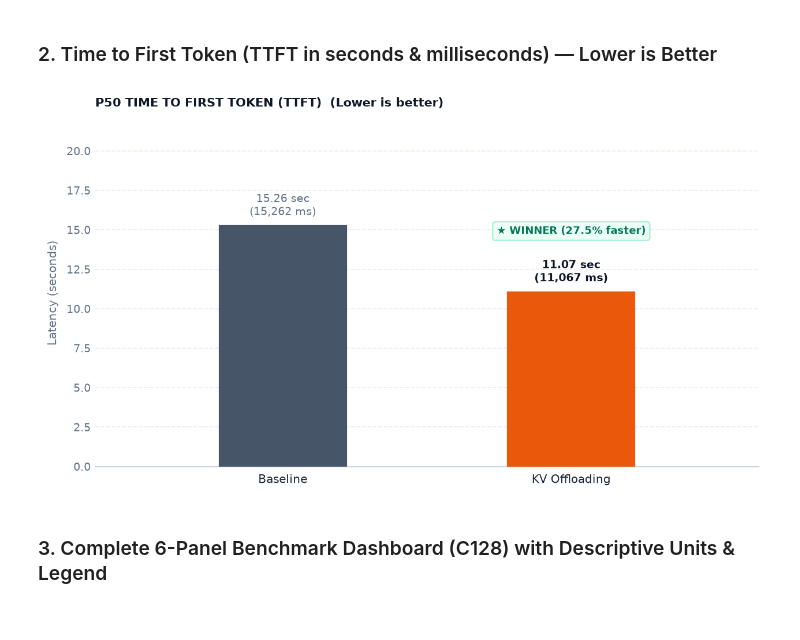
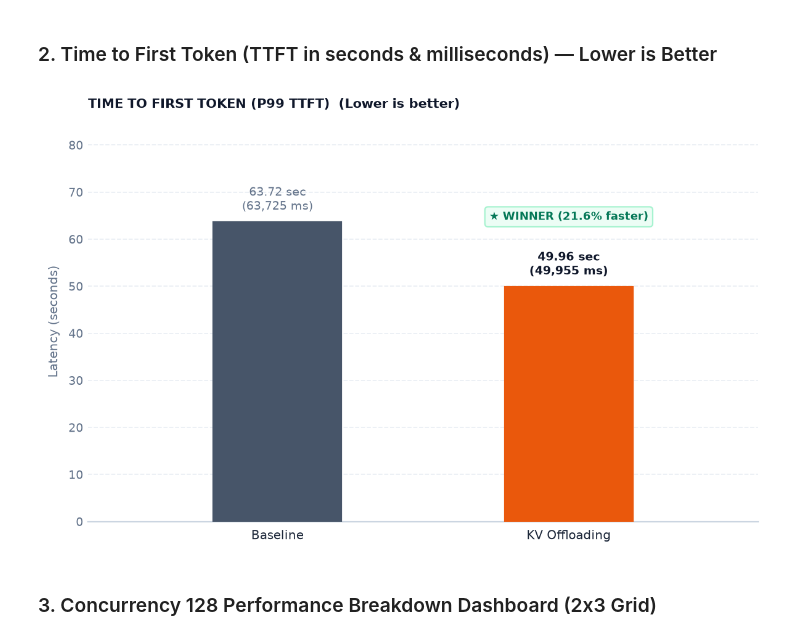
Before and after one commit to Prasannajaga/deployment-guide, a Jupyter notebook: models/qwen3.6-35B-A3B/sglang/disagg/tp1-ep2-4p4d/play.ipynb, the cells around one changed output. Saved outputs shown, nothing was run; the diff lists cells and outputs as text; code cells hidden in the pictures.

```diff
--- a/models/qwen3.6-35B-A3B/sglang/disagg/tp1-ep2-4p4d/play.ipynb
+++ b/models/qwen3.6-35B-A3B/sglang/disagg/tp1-ep2-4p4d/play.ipynb
@@ -247,28 +251,28 @@ findfont: Failed to find font weight medium, now using 400.
 # %% [markdown]
 ### 2. Time to First Token (TTFT in seconds & milliseconds) — Lower is Better
 # %%
-fig, ax = plt.subplots(figsize=(8.0, 4.5), facecolor=BG_COLOR, dpi=160)
+fig, ax = plt.subplots(figsize=(7.5, 4.8), facecolor=BG_COLOR, dpi=160)
 draw_single_card(
-    ax,
-    title="P50 Time to First Token (TTFT)",
-    val_baseline=base["ttft_p50_s"],
-    val_offload=offload["ttft_p50_s"],
+    ax=ax,
+    title="Time to First Token (P99 TTFT)",
+    val_baseline=base.get("ttft_p99_s", base.get("ttft_p99_ms", 0.0) / 1000.0),
+    val_offload=offload.get("ttft_p99_s", offload.get("ttft_p99_ms", 0.0) / 1000.0),
     unit="sec",
     y_axis_label="Latency (seconds)",
     higher_is_better=False,
-    y_max=22.0,
+    y_max=85.0,
     format_str="{:.2f}",
     detail_unit="ms",
-    val_baseline_detail=base["ttft_p50_ms"],
-    val_offload_detail=offload["ttft_p50_ms"],
+    val_baseline_detail=base.get("ttft_p99_ms"),
+    val_offload_detail=offload.get("ttft_p99_ms"),
     show_x_labels=True,
 )
 plt.tight_layout()
 plt.show()
 # %% [output]
-[figure, old version]
+[figure, new version]
 # %% [markdown]
-### 3. Complete 6-Panel Benchmark Dashboard (C128) with Descriptive Units & Legend
+### 3. Concurrency 128 Performance Breakdown Dashboard (2x3 Grid)
 # %%
 metrics_list = [
     {
```
Also changed, not shown: parts of 7 cells of this notebook, 5 other files.
